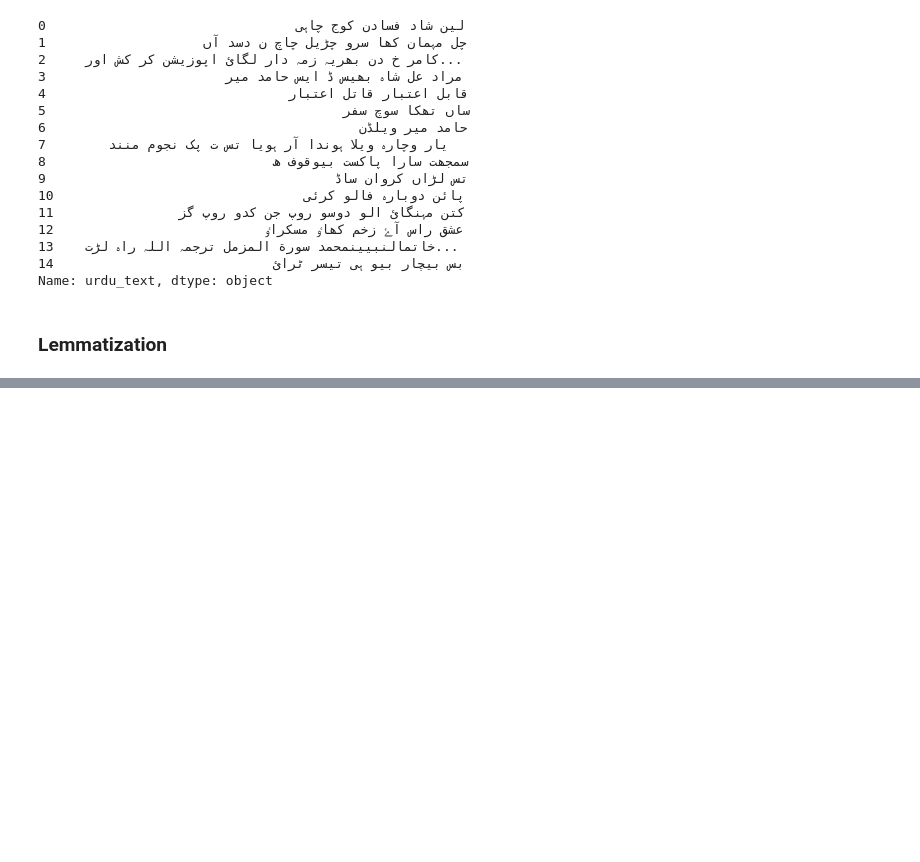
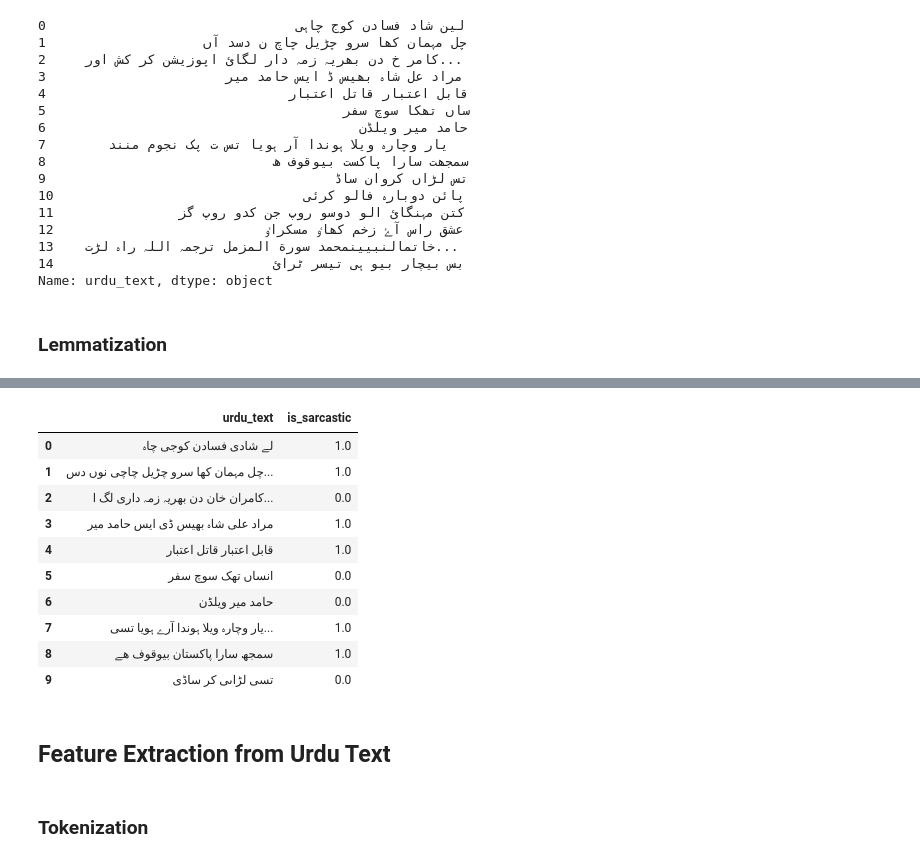
Before and after one commit to saadsohail05/Sarcasm-Detection-Tool-for-Urdu-Text-on-Social-Media, a Jupyter notebook: Urdu Sentiment.ipynb, the cells around one changed output, grey strips where cells are left out. Saved outputs shown, nothing was run; the diff lists cells and outputs as text; code cells hidden in the pictures; blank space fills up the shorter version.

Commit message:
Tokenization Done

```diff
--- a/Urdu Sentiment.ipynb
+++ b/Urdu Sentiment.ipynb
@@ -393,3 +394,6 @@ df_stem.head(15)
 Name: urdu_text, dtype: object
 # %% [markdown]
 ### Lemmatization
+# %%
+urdu_dict=pd.read_csv("Dictionary_final.csv")
+urdu_dict.head()
@@ -396 +407,18 @@ Name: urdu_text, dtype: object
+# %%
+# Creating a dictionary for quick lookup
+lemma_dict = pd.Series(urdu_dict.Lemma.values, index=urdu_dict.Word).to_dict()
+# %%
+# Lemmatization function
+def lemmatize_text(text):
+    words = text.split()
+    lemmatized_words = []
+
+    for word in words:
+
+        if word in lemma_dict:
+            lemmatized_words.append(lemma_dict[word])
+        else:
+            lemmatized_words.append(word)
+
+    return " ".join(lemmatized_words)
 # %%
@@ -401,0 +447,20 @@ TypeError: LughaatNLP.urdu_stemmer() missing 1 required positional argument: 'se
+# %%
+df["urdu_text"]=df["urdu_text"].apply(lemmatize_text)
+# %%
+df.head(10)
+# %% [output]
+|  | urdu_text | is_sarcastic |
+| 0 | لے شادی فسادن کوجی چاہ | 1.0 |
+| 1 | چل مہمان کھا سرو چڑیل چاچی نوں دس... | 1.0 |
+| 2 | کامران خان دن بھریہ زمہ داری لگ ا... | 0.0 |
+| 3 | مراد علی شاہ بھیس ڈی ایس حامد میر | 1.0 |
+| 4 | قابل اعتبار قاتل اعتبار | 1.0 |
+| 5 | انساں تھک سوچ سفر | 0.0 |
+| 6 | حامد میر ویلڈن | 0.0 |
+| 7 | یار وچارہ ویلا ہوندا آرے ہویا تسی... | 1.0 |
+| 8 | سمجھ سارا پاكستان بيوقوف ھے | 1.0 |
+| 9 | تسی لڑاںی كر ساڈی | 0.0 |
+# %% [markdown]
+## Feature Extraction from Urdu Text
+# %% [markdown]
+### Tokenization
```
Also changed, not shown: parts of 15 cells of this notebook, 1 other file.
